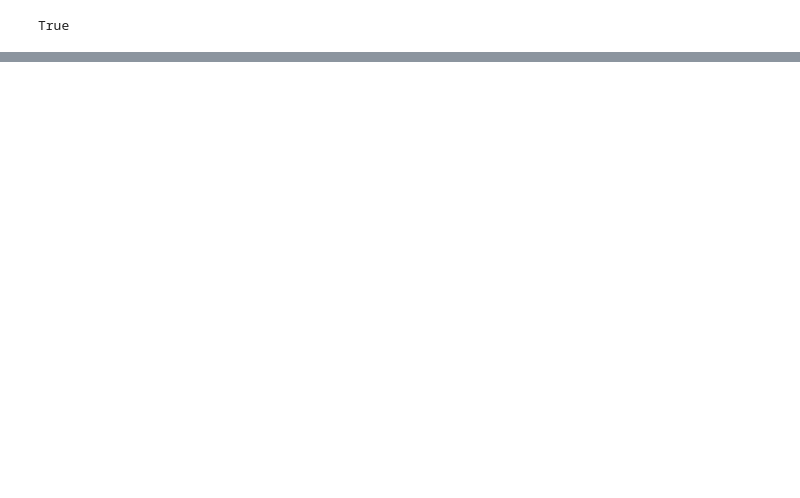
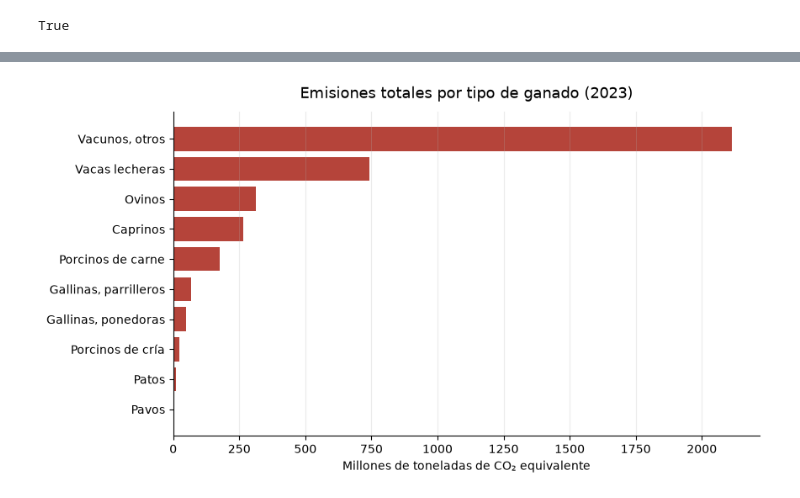
Before and after one commit to LaraDelCerro/Proyecto_final_big_data, a Jupyter notebook: emisiones.ipynb, the cells around one changed output, grey strips where cells are left out. Drawn from its saved outputs; the diff is of its cells as text; code cells hidden in the pictures; blank space fills up the shorter version.

```diff
--- a/emisiones.ipynb
+++ b/emisiones.ipynb
@@ -307,0 +97,13 @@ plot_pie(df_fuentes_ch4, labels_col='elemento', values_col='valor', title='Distr
+# %%
+ult = datos[datos['anio'] == 2023].groupby('producto')[['co2eq','cabezas']].sum()
+ult = ult.sort_values('co2eq')
+
+fig, ax = plt.subplots(figsize=(9,5))
+ax.barh(ult.index, ult['co2eq']/1000, color='#b5443a')
+ax.set_title('Emisiones totales por tipo de ganado (2023)', fontsize=13, pad=12)
+ax.set_xlabel('Millones de toneladas de CO₂ equivalente')
+ax.grid(axis='x', alpha=0.25)
+ax.spines[['top','right']].set_visible(False)
+plt.show()
+# %% [output]
+[figure, added]
```
Also changed, not shown: parts of 33 cells of this notebook, 6 other files.
